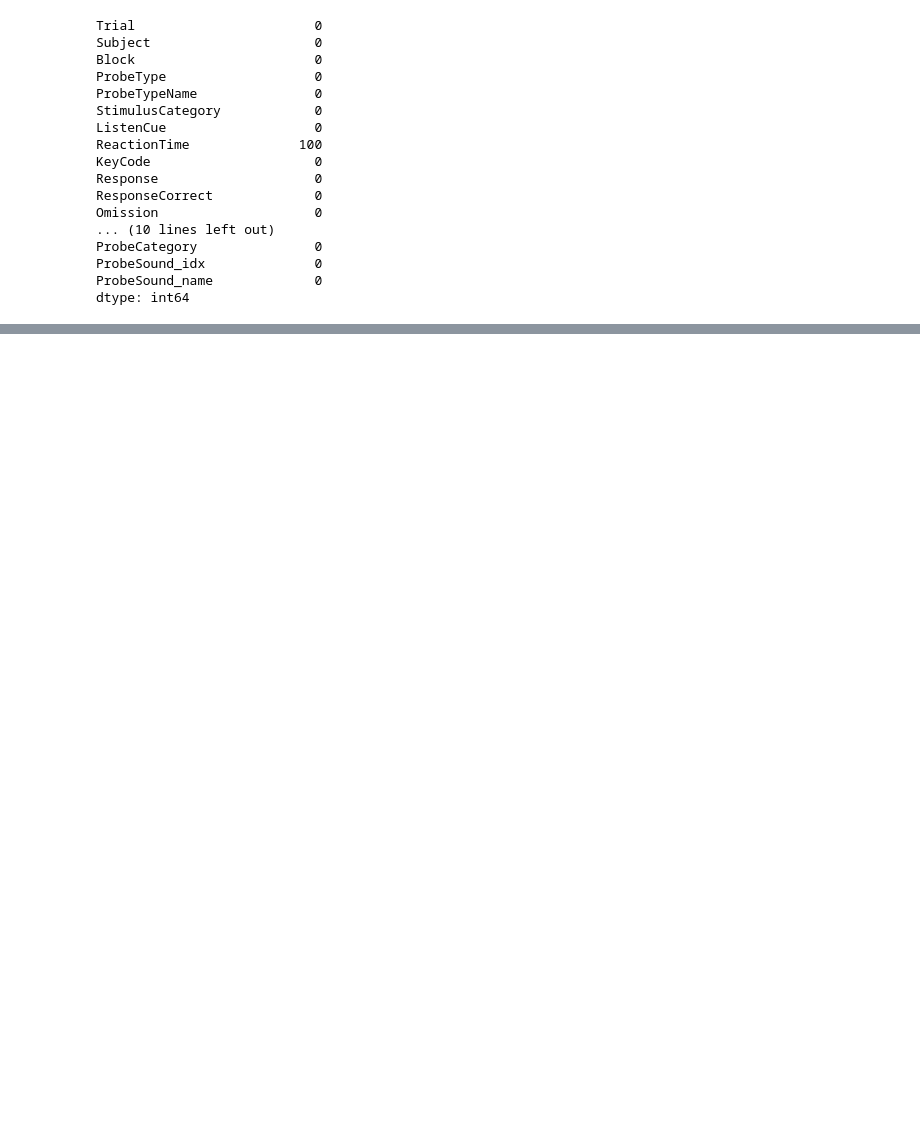
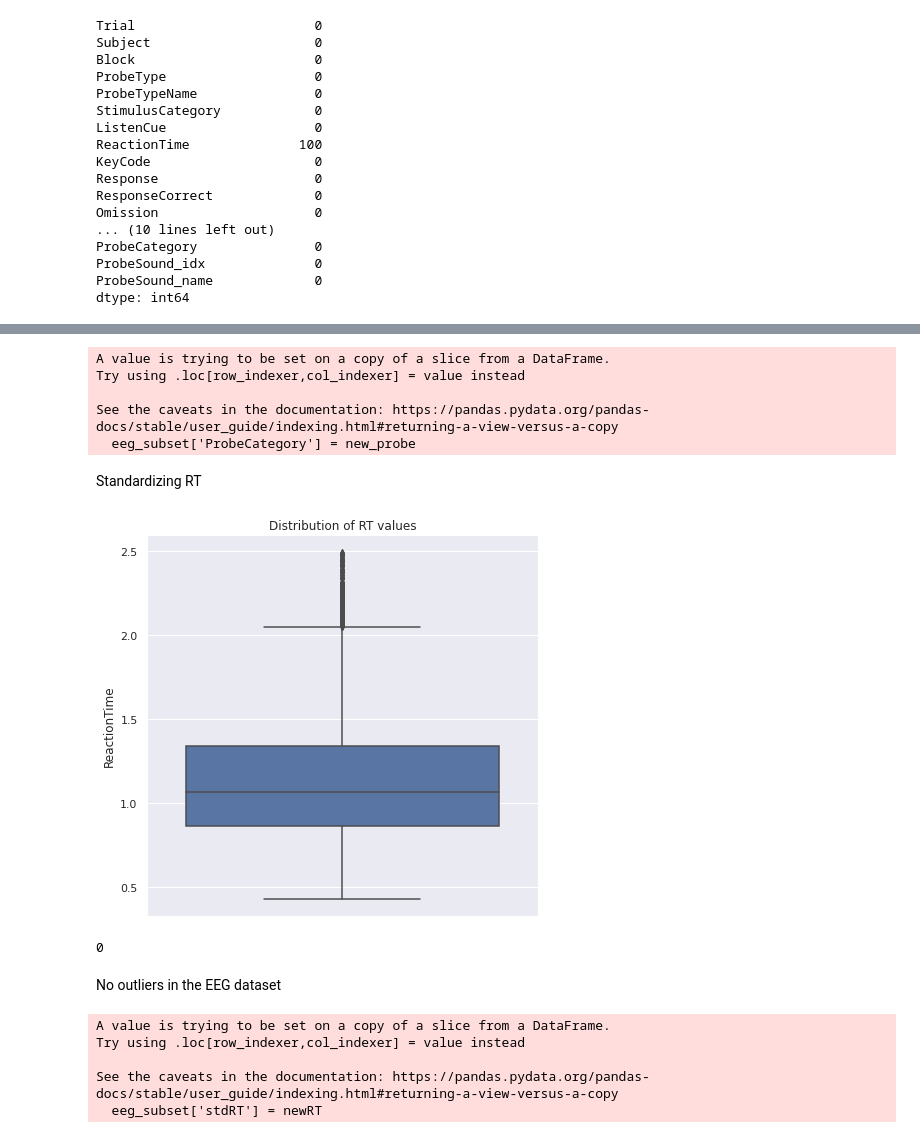
Before and after one commit to cristinarainich/Sternberg_analysis, a Jupyter notebook: Creating data frames.ipynb, the cells around one changed output, grey strips where cells are left out. Drawn from its saved outputs; the diff is of its cells as text; code cells hidden in the pictures; blank space fills up the shorter version.

```diff
--- a/Creating data frames.ipynb
+++ b/Creating data frames.ipynb
@@ -232,0 +852,8 @@ dtype: int64
+# %%
+# checking the length of word lists presented
+compare = []
+for i in new_sound_idx:
+  length = len(i)
+  if length not in compare:
+    compare.append(length)
+print(compare)
@@ -232,0 +917,7 @@ dtype: int64
+# %%
+length = []
+for i in eeg_subset.StimulusSounds_idx:
+  length.append(len(i))
+# %%
+eeg_subset['Position'] = positions
+eeg_subset['Length'] = length
@@ -232,0 +935,45 @@ dtype: int64
+# %%
+# types in ProbeCategory column differ in case
+# here we make them lowrcase
+new_probe = []
+for i in eeg_subset.ProbeCategory.values:
+  new_probe.append(i.lower())
+eeg_subset['ProbeCategory'] = new_probe
+# %% [output]
+A value is trying to be set on a copy of a slice from a DataFrame.
+Try using .loc[row_indexer,col_indexer] = value instead
+
+See the caveats in the documentation: https://pandas.pydata.org/pandas-docs/stable/user_guide/indexing.html#returning-a-view-versus-a-copy
+  eeg_subset['ProbeCategory'] = new_probe
+# %% [markdown]
+Standardizing RT
+# %%
+pl.figure(figsize = (7, 7))
+ax = sns.boxplot(y="ReactionTime", data=eeg_subset)
+pl.title("Distribution of RT values");
+# %% [output]
+[figure, added]
+# %%
+# check for outliers outside
+eeg_no_outliers = eeg_subset.copy()
+q75 = np.percentile(eeg_no_outliers['ReactionTime'], 75)
+q25 = np.percentile(eeg_no_outliers['ReactionTime'], 25)
+inter_qr = q75 - q25
+upper = q75 + (inter_qr*1.5)
+lower = q25 - (inter_qr*1.5)
+col_new = []
+index = 0
+for value in eeg_no_outliers['ReactionTime'].values:
+  if value < lower:
+    col_new.append(np.nan)
+    index += 1
+  elif value > upper:
+    col_new.append(np.nan)
+    index += 1
+  else:
+    col_new.append(value)
+print(index)
+# %% [output]
+0
+# %% [markdown]
+No outliers in the EEG dataset
@@ -232,0 +991,8 @@ dtype: int64
+# %%
+eeg_subset['stdRT'] = newRT
+# %% [output]
+A value is trying to be set on a copy of a slice from a DataFrame.
+Try using .loc[row_indexer,col_indexer] = value instead
+
+See the caveats in the documentation: https://pandas.pydata.org/pandas-docs/stable/user_guide/indexing.html#returning-a-view-versus-a-copy
+  eeg_subset['stdRT'] = newRT
```
Also changed, not shown: parts of 103 cells of this notebook.
